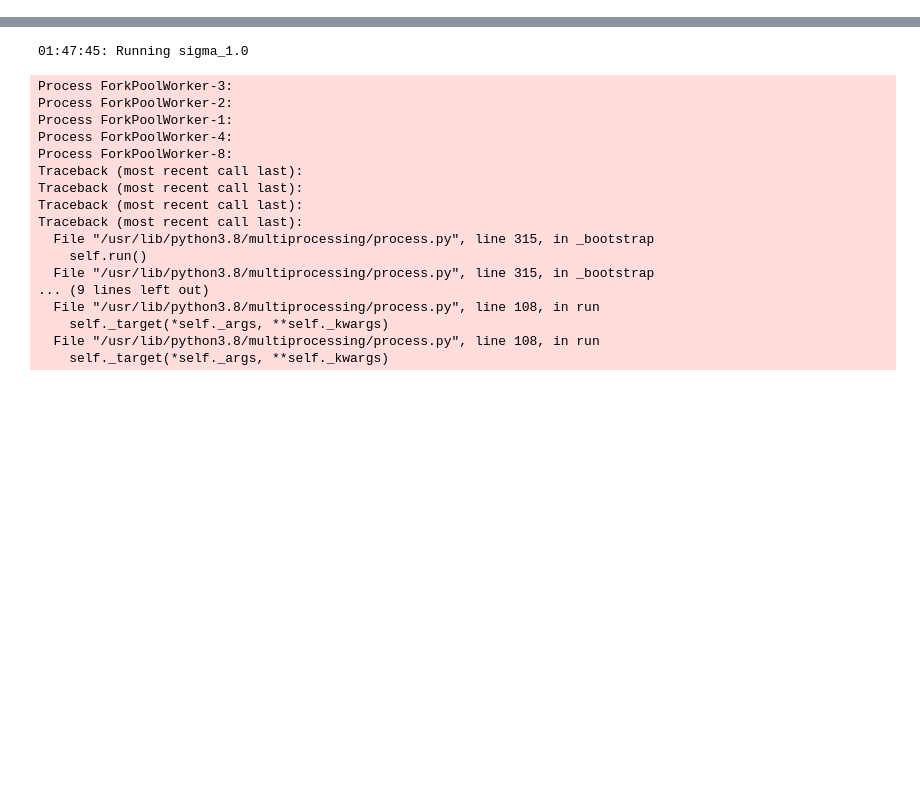
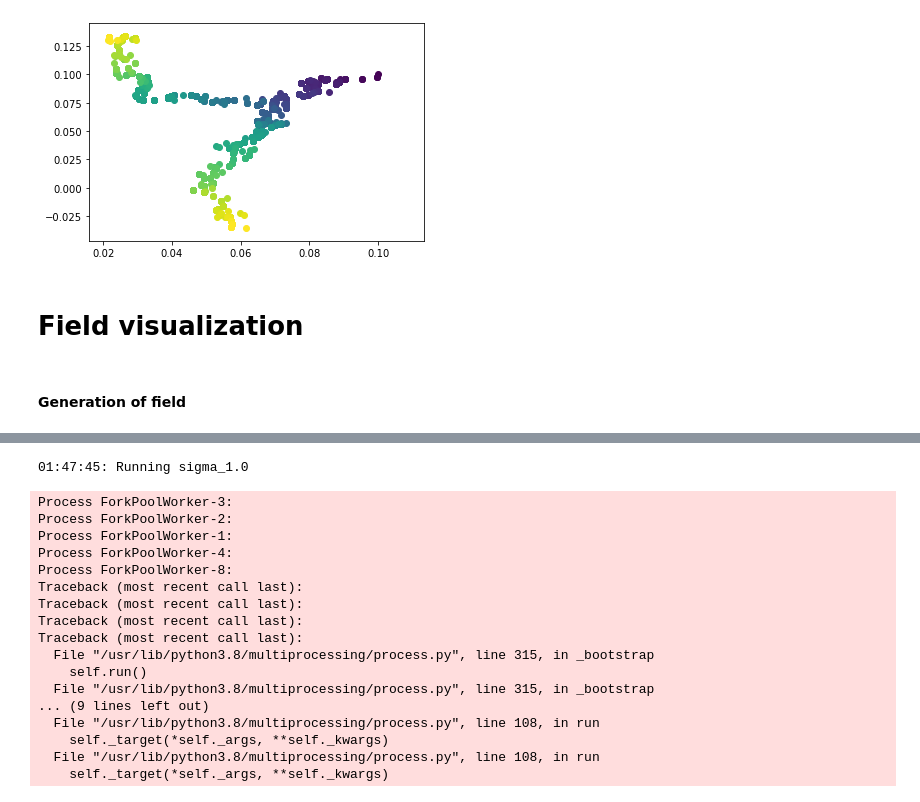
Before and after one commit to Balazzs/2D_speciation, a Jupyter notebook: thing.ipynb, the cells around one changed output, grey strips where cells are left out. Cells and saved outputs as stored; diff of their text form; code cells hidden in the pictures; blank space fills up the shorter version.

```diff
--- a/thing.ipynb
+++ b/thing.ipynb
@@ -138,4 +136,0 @@ Wall time: 18.4 s
-# %%
-points = np.array([list(x) for x in r.points])
-plt.figure()
-plt.scatter(points[:, 0], points[:, 1]);
@@ -145,8 +137,15 @@ plt.scatter(points[:, 0], points[:, 1]);
 # %%
-plt.figure()
 cmap = plt.get_cmap("viridis")
 
-max_time = max(r.history.keys())
+def simple_plot(run, colorful=False):
+    plt.figure()
 
-for time, x in r.history.items():
-    plt.scatter(x[:,0], x[:,1], color=cmap(time/max_time))
+
+    if colorful:
+        max_time = max(r.history.keys())
+
+        for time, x in r.history.items():
+            plt.scatter(x[:,0], x[:,1], color=cmap(time/max_time))
+    else:
+        points = np.array(list(run.points))
+        plt.scatter(points[:, 0], points[:, 1]);
@@ -164 +152,9 @@ for time, x in r.history.items():
+# %%
+simple_plot(r, colorful=True)
+# %% [output]
+[figure, added]
+# %% [markdown]
+# Field visualization
+# %% [markdown]
+#### Generation of field
 # %%
```
Also changed, not shown: parts of 15 cells of this notebook.
